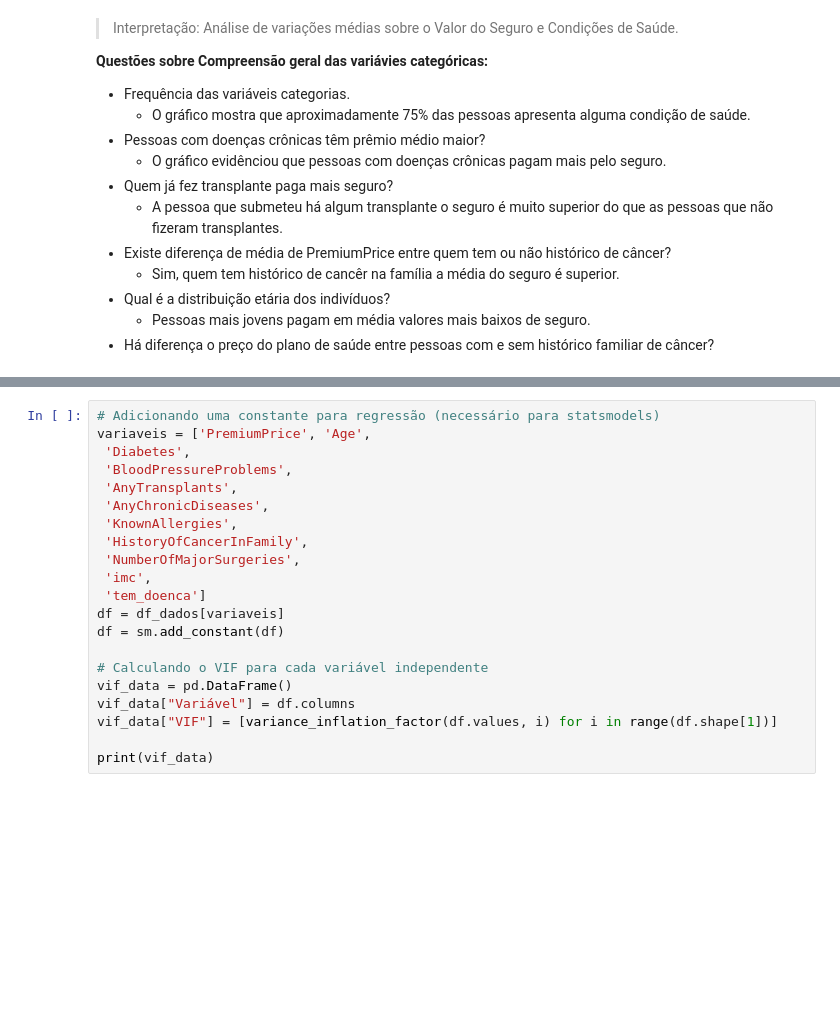
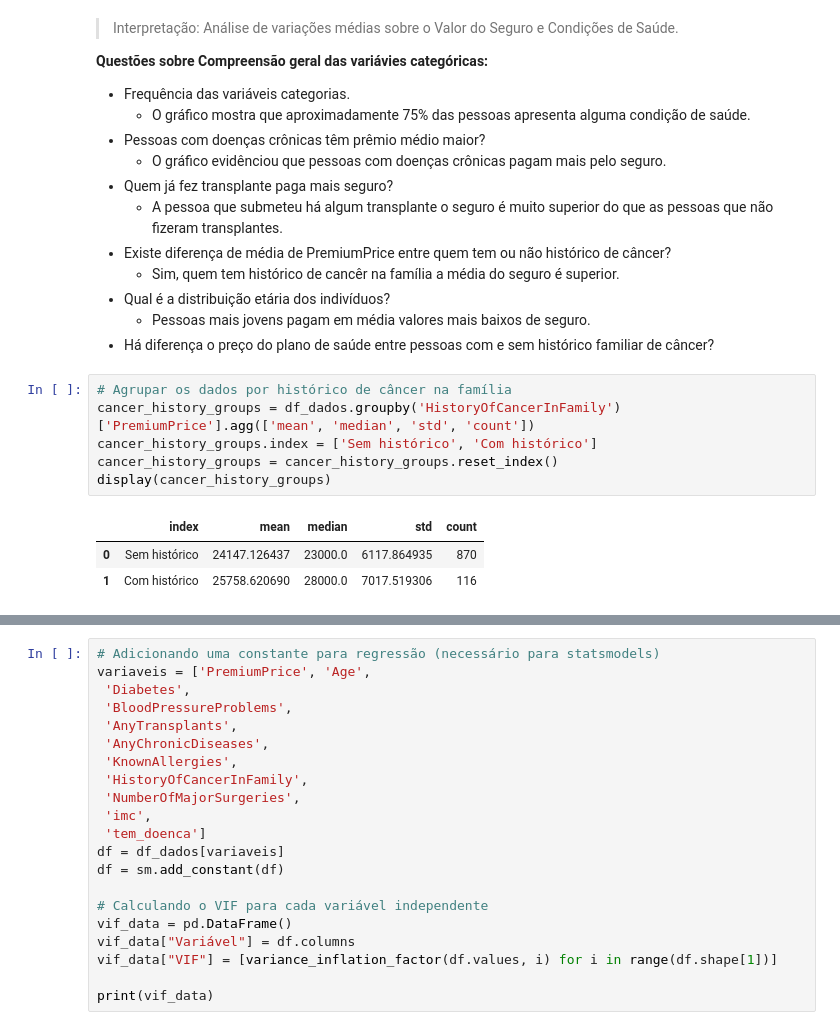
Before and after one commit to robsoncalixto/fiap-tech-challenge-01, a Jupyter notebook: Tech_Challenge_Analise.ipynb, the cells around one changed output, grey strips where cells are left out. Cells and saved outputs as stored; diff of their text form; blank space fills up the shorter version.

```diff
--- a/Tech_Challenge_Analise.ipynb
+++ b/Tech_Challenge_Analise.ipynb
@@ -995,3 +914,13 @@ plt.show()
 - Qual é a distribuição etária dos indivíduos?
     - Pessoas mais jovens pagam em média valores mais baixos de seguro.
 - Há diferença o preço do plano de saúde entre pessoas com e sem histórico familiar de câncer?
+# %%
+# Agrupar os dados por histórico de câncer na família
+cancer_history_groups = df_dados.groupby('HistoryOfCancerInFamily')['PremiumPrice'].agg(['mean', 'median', 'std', 'count'])
+cancer_history_groups.index = ['Sem histórico', 'Com histórico']
+cancer_history_groups = cancer_history_groups.reset_index()
+display(cancer_history_groups)
+# %% [output]
+|  | index | mean | median | std | count |
+| 0 | Sem histórico | 24147.126437 | 23000.0 | 6117.864935 | 870 |
+| 1 | Com histórico | 25758.620690 | 28000.0 | 7017.519306 | 116 |
```
Also changed, not shown: parts of 56 cells of this notebook, 3 other files.
